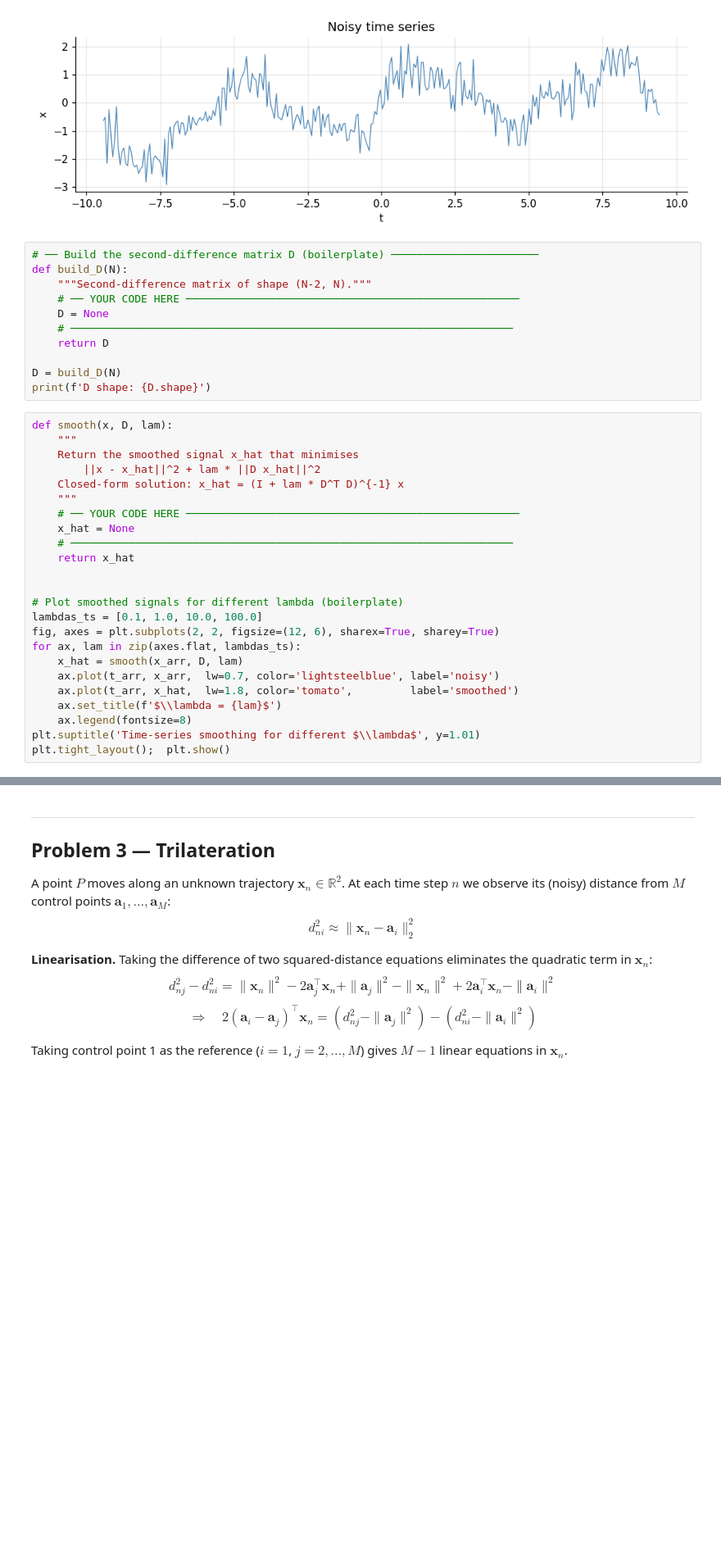
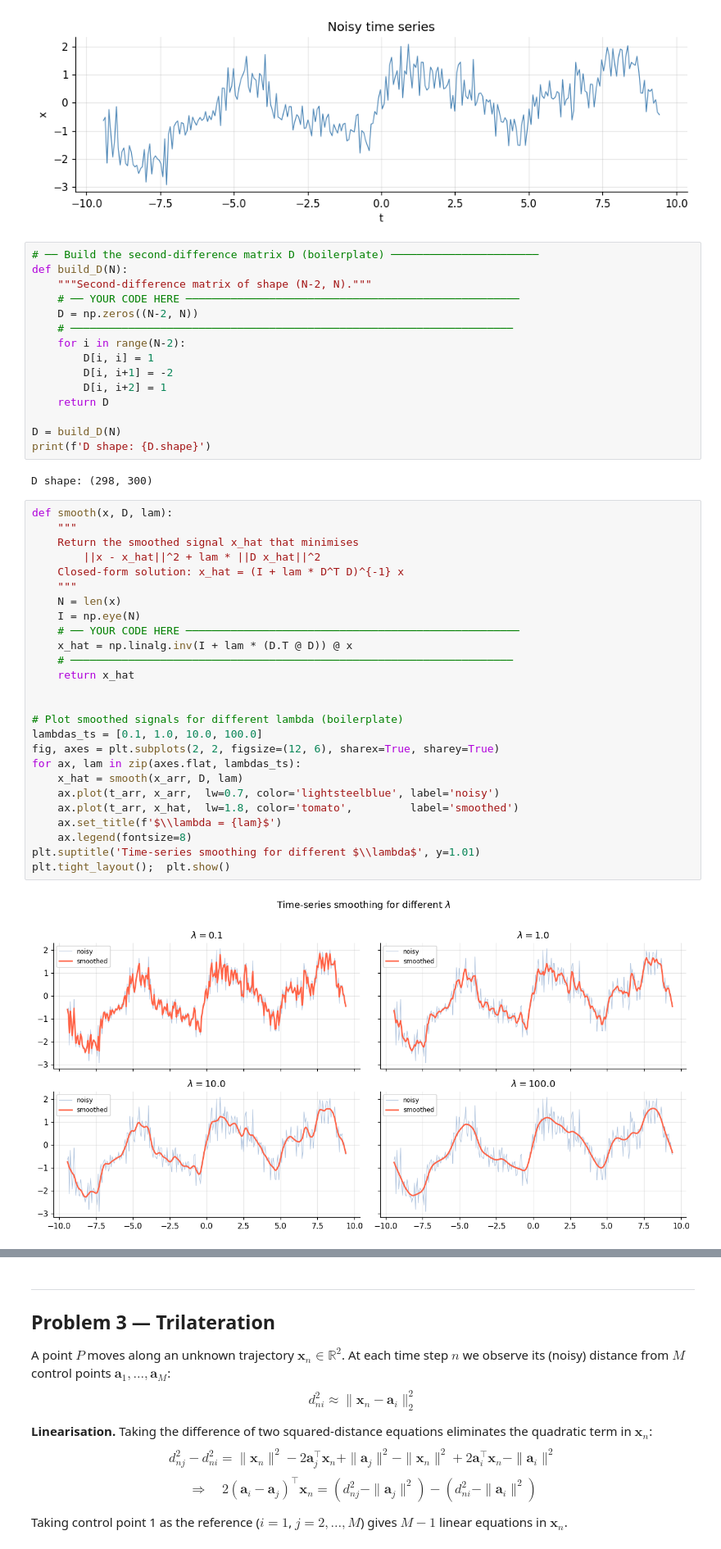
Before and after one commit to RenuBharathi/Python-, a Jupyter notebook: assignments/leastsq/04-lls-01.ipynb, the cells around one changed output, grey strips where cells are left out. Shown at 82% size. Cells and saved outputs as stored; diff of their text form; blank space fills up the shorter version.

```diff
--- a/assignments/leastsq/04-lls-01.ipynb
+++ b/assignments/leastsq/04-lls-01.ipynb
@@ -278,36 +282,46 @@ plt.tight_layout();  plt.show()
 def build_D(N):
     """Second-difference matrix of shape (N-2, N)."""
     # ── YOUR CODE HERE ────────────────────────────────────────────────────
-    D = None
+    D = np.zeros((N-2, N))
     # ─────────────────────────────────────────────────────────────────────
+    for i in range(N-2):
+        D[i, i] = 1
+        D[i, i+1] = -2
+        D[i, i+2] = 1
     return D
 
 D = build_D(N)
 print(f'D shape: {D.shape}')
+# %% [output]
+D shape: (298, 300)
 # %%
 def smooth(x, D, lam):
     """
     Return the smoothed signal x_hat that minimises
         ||x - x_hat||^2 + lam * ||D x_hat||^2
     Closed-form solution: x_hat = (I + lam * D^T D)^{-1} x
     """
+    N = len(x)
+    I = np.eye(N)
     # ── YOUR CODE HERE ────────────────────────────────────────────────────
-    x_hat = None
+    x_hat = np.linalg.inv(I + lam * (D.T @ D)) @ x
     # ─────────────────────────────────────────────────────────────────────
     return x_hat
 
 
 # Plot smoothed signals for different lambda (boilerplate)
 lambdas_ts = [0.1, 1.0, 10.0, 100.0]
 fig, axes = plt.subplots(2, 2, figsize=(12, 6), sharex=True, sharey=True)
 for ax, lam in zip(axes.flat, lambdas_ts):
     x_hat = smooth(x_arr, D, lam)
     ax.plot(t_arr, x_arr,  lw=0.7, color='lightsteelblue', label='noisy')
     ax.plot(t_arr, x_hat,  lw=1.8, color='tomato',         label='smoothed')
     ax.set_title(f'$\\lambda = {lam}$')
     ax.legend(fontsize=8)
 plt.suptitle('Time-series smoothing for different $\\lambda$', y=1.01)
 plt.tight_layout();  plt.show()
+# %% [output]
+[figure, added]
 # %% [markdown]
 **Q:** What does $\lambda$ control? What happens as $\lambda \to 0$ and $\lambda \to \infty$?
 
```
Also changed, not shown: parts of 11 cells of this notebook.
